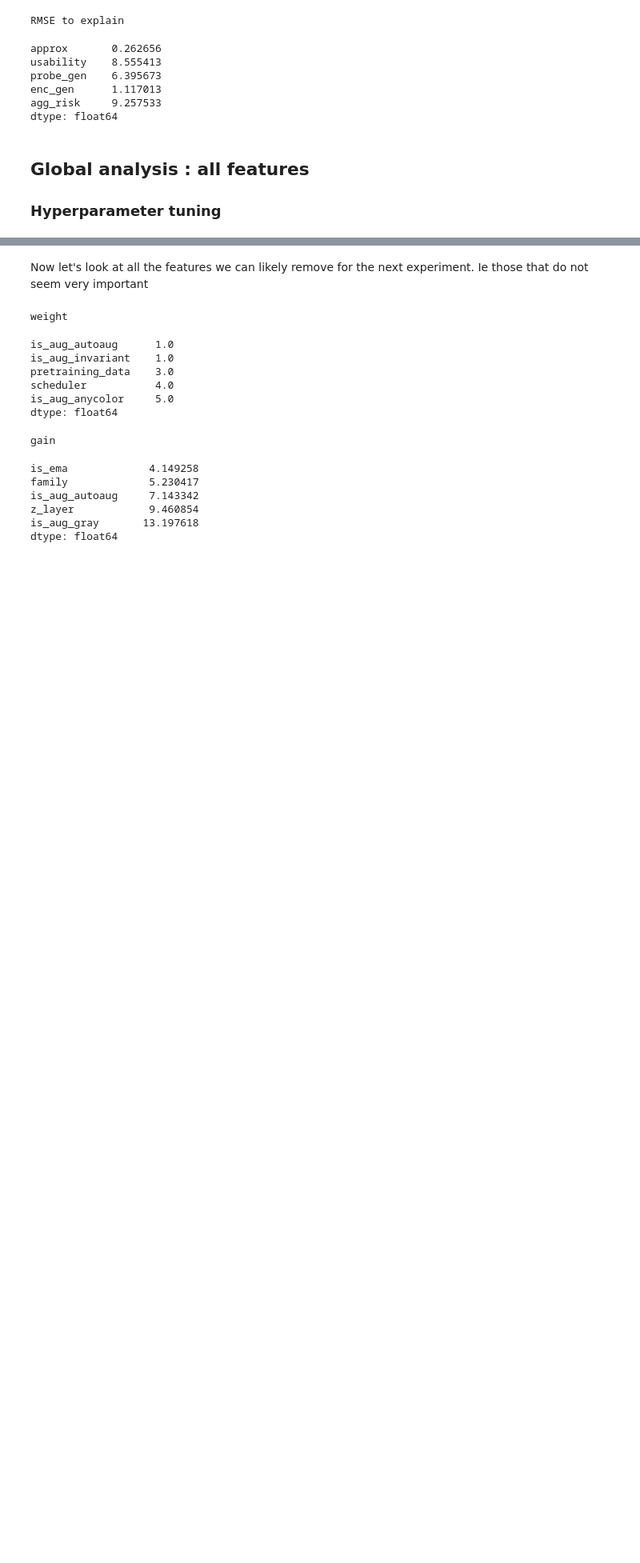
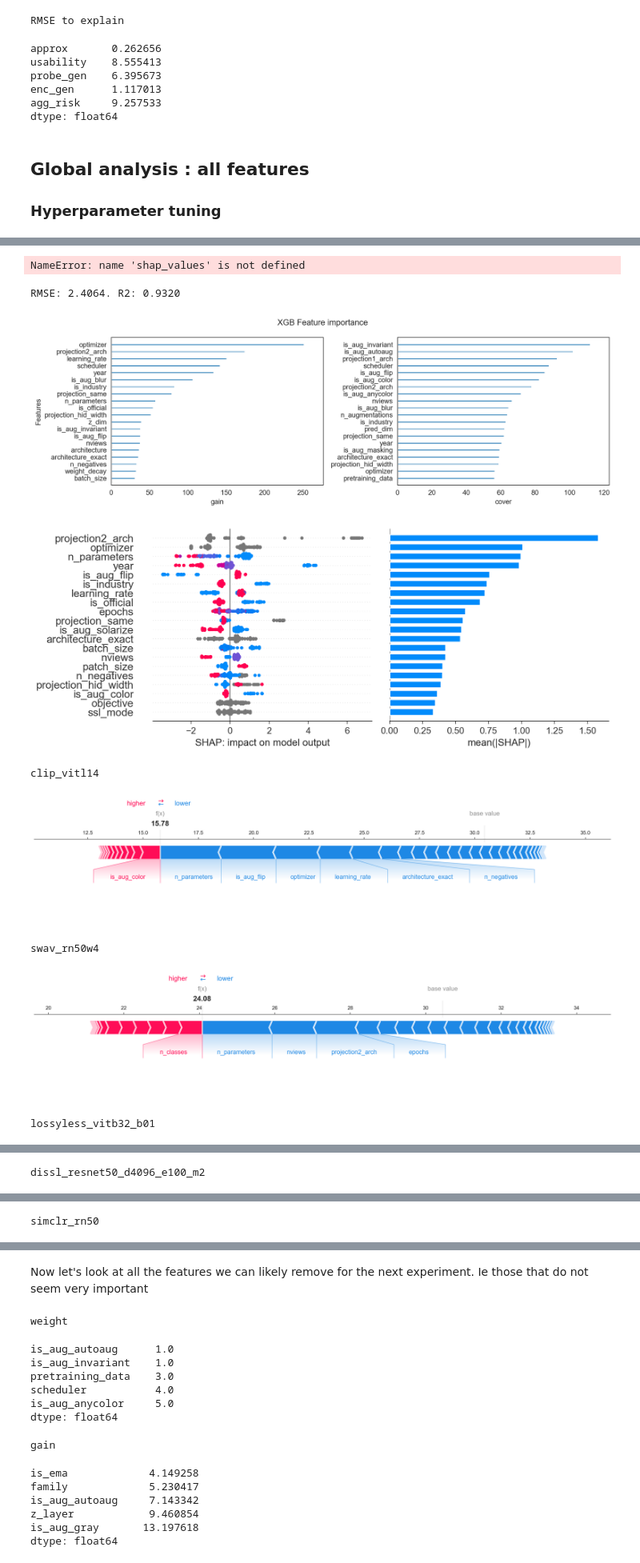
Before and after one commit to YannDubs/SSL-Risk-Decomposition, a Jupyter notebook: notebooks/global.ipynb, the cells around one changed output, grey strips where cells are left out. Shown at 80% size. Cells and saved outputs as stored; diff of their text form; code cells hidden in the pictures; blank space fills up the shorter version.

```diff
--- a/notebooks/global.ipynb
+++ b/notebooks/global.ipynb
@@ -249,0 +247,25 @@ Wall time: 44min 56s
+# %%
+explainer = shap.TreeExplainer(reg, feature_names=X.columns)
+shap.summary_plot(shap_values,
+                  X,
+                  show=True,
+                  plot_size=None,
+                  plot_type="bar",
+                  max_display=n_feat,
+                  color_bar=False,
+                  feature_names=["" for _ in X.columns])
+# %% [output]
+NameError: name 'shap_values' is not defined
+# %%
+o = "agg_risk"
+report_xgboost(all_xgbs[o], all_Xs[o], all_ys[o], n_feat=20,
+              examples= ["clip_vitl14","swav_rn50w4","lossyless_vitb32_b01","dissl_resnet50_d4096_e100_m2","simclr_rn50"])
+# %% [output]
+RMSE: 2.4064. R2: 0.9320
+[figure, added]
+[figure, added]
+clip_vitl14
+[figure, added]
+swav_rn50w4
+[figure, added]
+lossyless_vitb32_b01
@@ -249,0 +273 @@ Wall time: 44min 56s
+dissl_resnet50_d4096_e100_m2
@@ -249,0 +275 @@ Wall time: 44min 56s
+simclr_rn50
```
Also changed, not shown: parts of 15 cells of this notebook, 28 other files.
